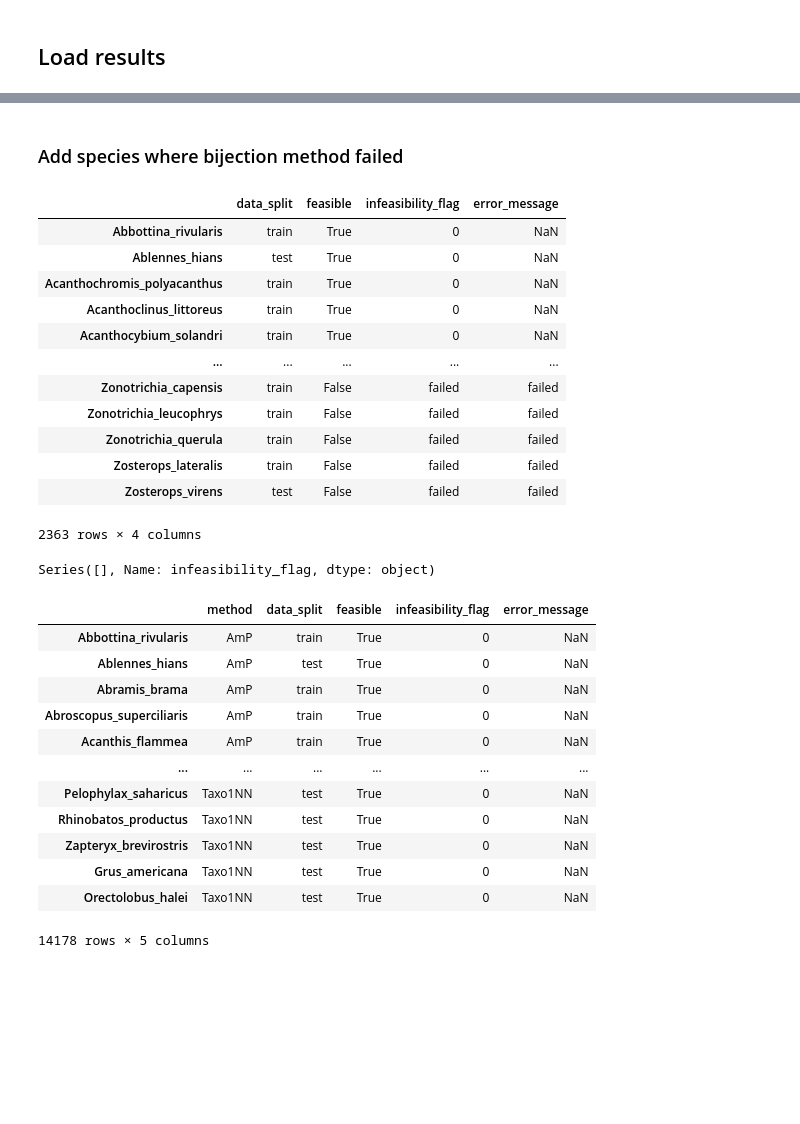
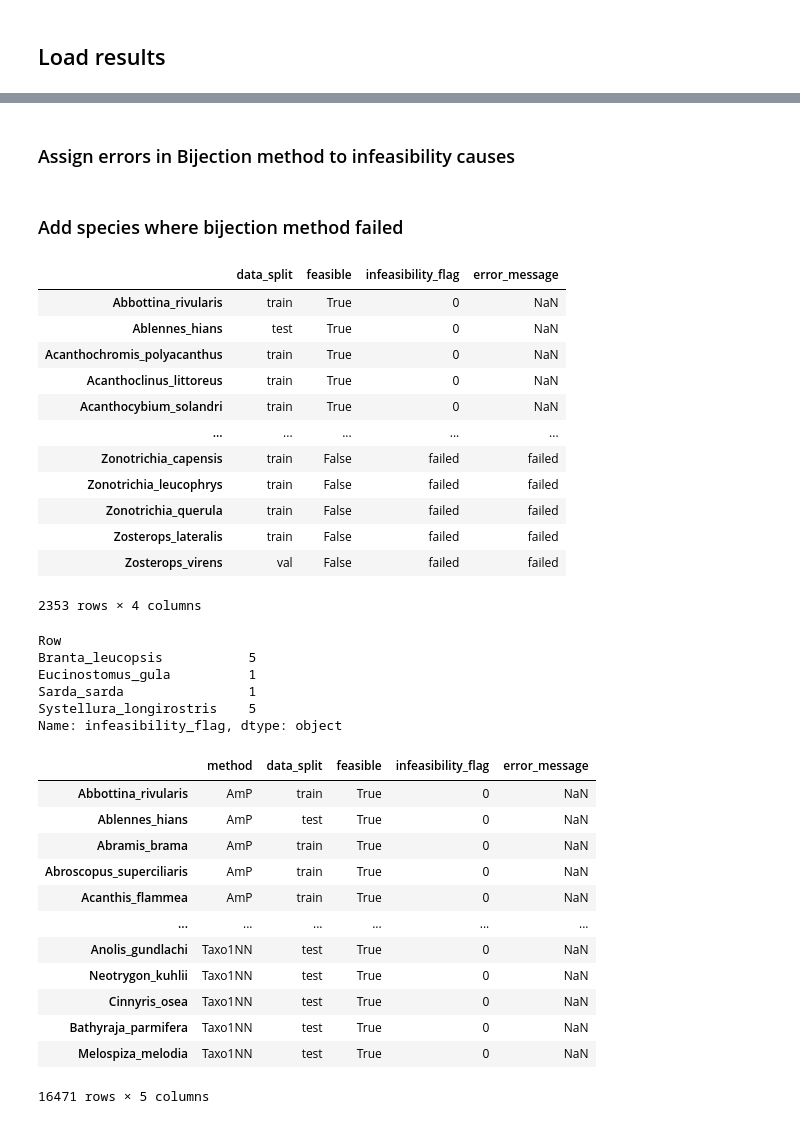
Before and after one commit to diogo-f-oliveira/DEB_ML_Init, a Jupyter notebook: notebooks/Compare models on feasibility.ipynb, the cells around one changed output, grey strips where cells are left out. Drawn from its saved outputs; the diff is of its cells as text; code cells hidden in the pictures; blank space fills up the shorter version.

```diff
--- a/notebooks/Compare models on feasibility.ipynb
+++ b/notebooks/Compare models on feasibility.ipynb
@@ -54,35 +55,51 @@ MLPSC
 MLP
 SRTaxo1NN
 Taxo1NN
+# %% [markdown]
+### Assign errors in Bijection method to infeasibility causes
+# %%
+bijection_stats_df = pd.read_csv(f"{results_folder}/bijection_method/bijection_stats.csv", index_col=0)
+bijection_stats_df['get_tj_error'] = bijection_stats_df['get_tj_error'].astype(bool)
+for species in feas_df_dict['BijectionMethod'].index.values:
+    if feas_df_dict['BijectionMethod'].at[species, 'infeasibility_flag'] == 'error':
+        if bijection_stats_df.at[species, 'get_tj_error']:
+            feas_df_dict['BijectionMethod'].at[species, 'infeasibility_flag'] = '7'
+        else:
+            feas_df_dict['BijectionMethod'].at[species, 'infeasibility_flag'] = '6'
 # %% [markdown]
 ### Add species where bijection method failed
 # %%
-species_bijection_failed = feas_df_dict['AmP'].index.difference(feas_df_dict['BijectionMethod'].index).values
+species_bijection_failed = feas_df_dict['AmP_minimum'].index.difference(feas_df_dict['BijectionMethod'].index).values
 bijection_failed_df = pd.DataFrame(index=species_bijection_failed, columns=feas_df_dict['BijectionMethod'].columns)
 bijection_failed_df['infeasibility_flag'] = 'failed'
 bijection_failed_df['feasible'] = False
 bijection_failed_df['data_split'] = feas_df_dict['AmP']['data_split']
 bijection_failed_df['error_message'] = 'failed'
 feas_df_dict['BijectionMethod'] = pd.concat([feas_df_dict['BijectionMethod'], bijection_failed_df])
 feas_df_dict['BijectionMethod']
 # %% [output]
 |  | data_split | feasible | infeasibility_flag | error_message |
 | Abbottina_rivularis | train | True | 0 | NaN |
 | Ablennes_hians | test | True | 0 | NaN |
 | Acanthochromis_polyacanthus | train | True | 0 | NaN |
 | Acanthoclinus_littoreus | train | True | 0 | NaN |
 | Acanthocybium_solandri | train | True | 0 | NaN |
 | ... | ... | ... | ... | ... |
 | Zonotrichia_capensis | train | False | failed | failed |
 | Zonotrichia_leucophrys | train | False | failed | failed |
 | Zonotrichia_querula | train | False | failed | failed |
 | Zosterops_lateralis | train | False | failed | failed |
-| Zosterops_virens | test | False | failed | failed |
+| Zosterops_virens | val | False | failed | failed |
-2363 rows × 4 columns
+2353 rows × 4 columns
 # %%
 feas_df_dict['AmP'].loc[feas_df_dict['AmP']['infeasibility_flag'] != '0', 'infeasibility_flag']
 # %% [output]
-Series([], Name: infeasibility_flag, dtype: object)
+Row
+Branta_leucopsis           5
+Eucinostomus_gula          1
+Sarda_sarda                1
+Systellura_longirostris    5
+Name: infeasibility_flag, dtype: object
 # %%
 feas_df = pd.concat(feas_df_dict).reset_index(level=0, names='method')
 feas_df.replace(to_replace='val', value='train', inplace=True)
@@ -95,12 +112,12 @@ feas_df
 | Abroscopus_superciliaris | AmP | train | True | 0 | NaN |
 | Acanthis_flammea | AmP | train | True | 0 | NaN |
 | ... | ... | ... | ... | ... | ... |
-| Pelophylax_saharicus | Taxo1NN | test | True | 0 | NaN |
-| Rhinobatos_productus | Taxo1NN | test | True | 0 | NaN |
-| Zapteryx_brevirostris | Taxo1NN | test | True | 0 | NaN |
-| Grus_americana | Taxo1NN | test | True | 0 | NaN |
-| Orectolobus_halei | Taxo1NN | test | True | 0 | NaN |
+| Anolis_gundlachi | Taxo1NN | test | True | 0 | NaN |
+| Neotrygon_kuhlii | Taxo1NN | test | True | 0 | NaN |
+| Cinnyris_osea | Taxo1NN | test | True | 0 | NaN |
+| Bathyraja_parmifera | Taxo1NN | test | True | 0 | NaN |
+| Melospiza_melodia | Taxo1NN | test | True | 0 | NaN |
-14178 rows × 5 columns
+16471 rows × 5 columns
 # %%
 infeasibility_flag_to_text
 # %% [output]
```
Also changed, not shown: parts of 27 cells of this notebook.
